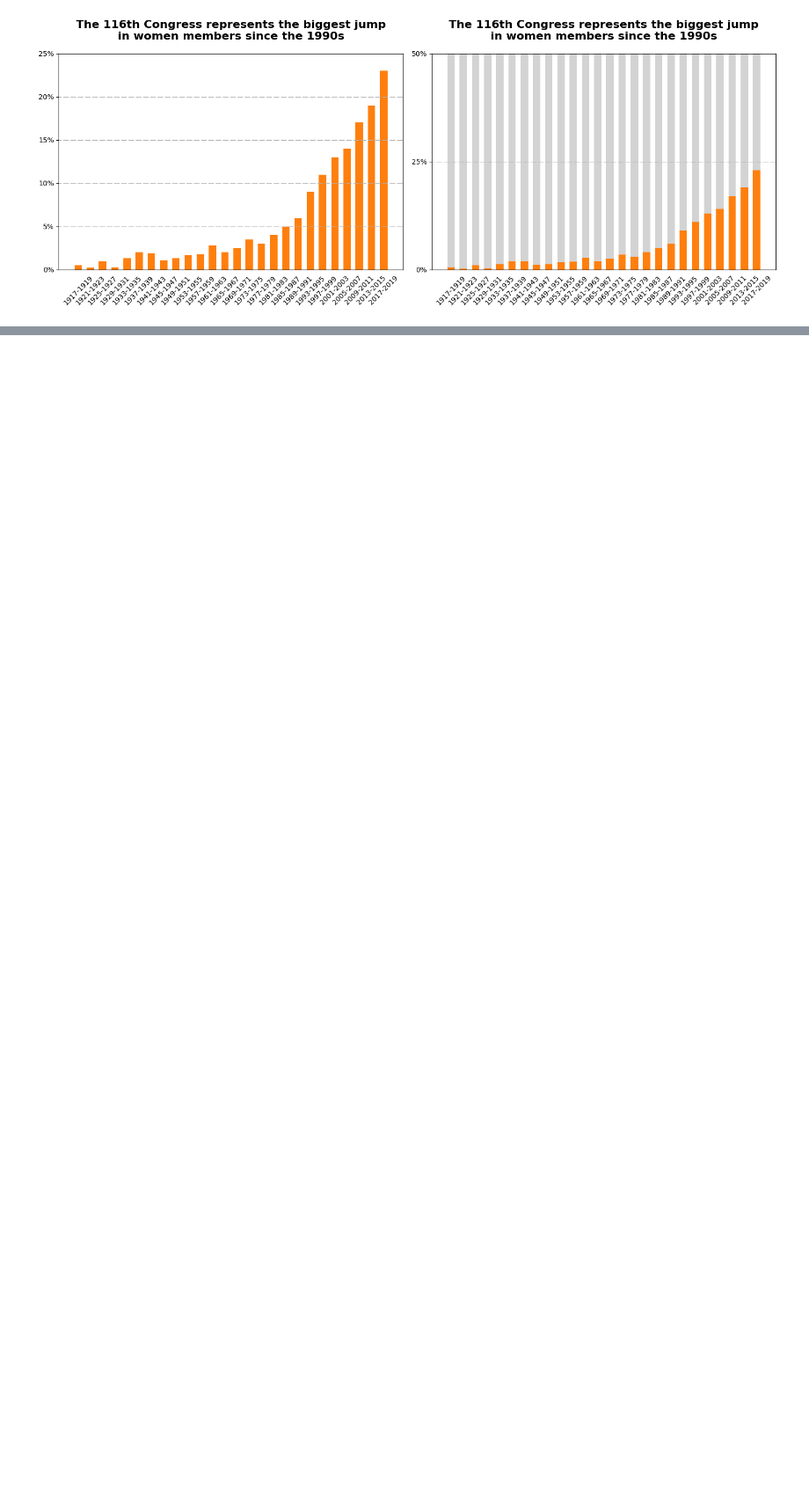
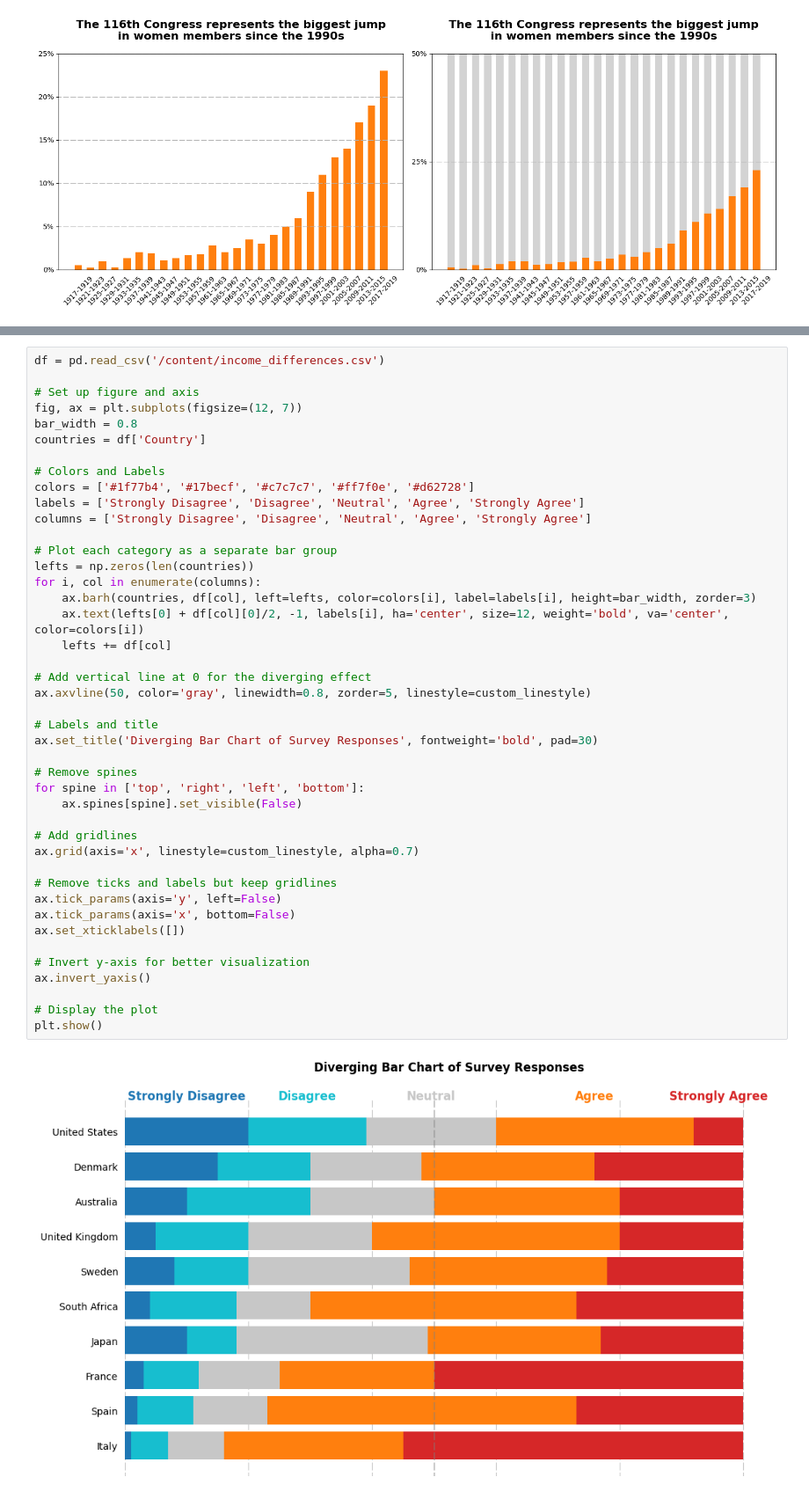
Before and after one commit to Aashish-Raghav/Data-Visualization---Multiple-Plots, a Jupyter notebook: IIT2022010.ipynb, the cells around one changed output, grey strips where cells are left out. Shown at 88% size. Drawn from its saved outputs; the diff is of its cells as text; blank space fills up the shorter version.

```diff
--- a/IIT2022010.ipynb
+++ b/IIT2022010.ipynb
@@ -1150,0 +1330,45 @@ plt.show()
+# %%
+df = pd.read_csv('/content/income_differences.csv')
+
+# Set up figure and axis
+fig, ax = plt.subplots(figsize=(12, 7))
+bar_width = 0.8
+countries = df['Country']
+
+# Colors and Labels
+colors = ['#1f77b4', '#17becf', '#c7c7c7', '#ff7f0e', '#d62728']
+labels = ['Strongly Disagree', 'Disagree', 'Neutral', 'Agree', 'Strongly Agree']
+columns = ['Strongly Disagree', 'Disagree', 'Neutral', 'Agree', 'Strongly Agree']
+
+# Plot each category as a separate bar group
+lefts = np.zeros(len(countries))
+for i, col in enumerate(columns):
+    ax.barh(countries, df[col], left=lefts, color=colors[i], label=labels[i], height=bar_width, zorder=3)
+    ax.text(lefts[0] + df[col][0]/2, -1, labels[i], ha='center', size=12, weight='bold', va='center', color=colors[i])
+    lefts += df[col]
+
+# Add vertical line at 0 for the diverging effect
+ax.axvline(50, color='gray', linewidth=0.8, zorder=5, linestyle=custom_linestyle)
+
+# Labels and title
+ax.set_title('Diverging Bar Chart of Survey Responses', fontweight='bold', pad=30)
+
+# Remove spines
+for spine in ['top', 'right', 'left', 'bottom']:
+    ax.spines[spine].set_visible(False)
+
+# Add gridlines
+ax.grid(axis='x', linestyle=custom_linestyle, alpha=0.7)
+
+# Remove ticks and labels but keep gridlines
+ax.tick_params(axis='y', left=False)
+ax.tick_params(axis='x', bottom=False)
+ax.set_xticklabels([])
+
+# Invert y-axis for better visualization
+ax.invert_yaxis()
+
+# Display the plot
+plt.show()
+# %% [output]
+[figure, added]
```
Also changed, not shown: parts of 10 cells of this notebook, 2 other files.
